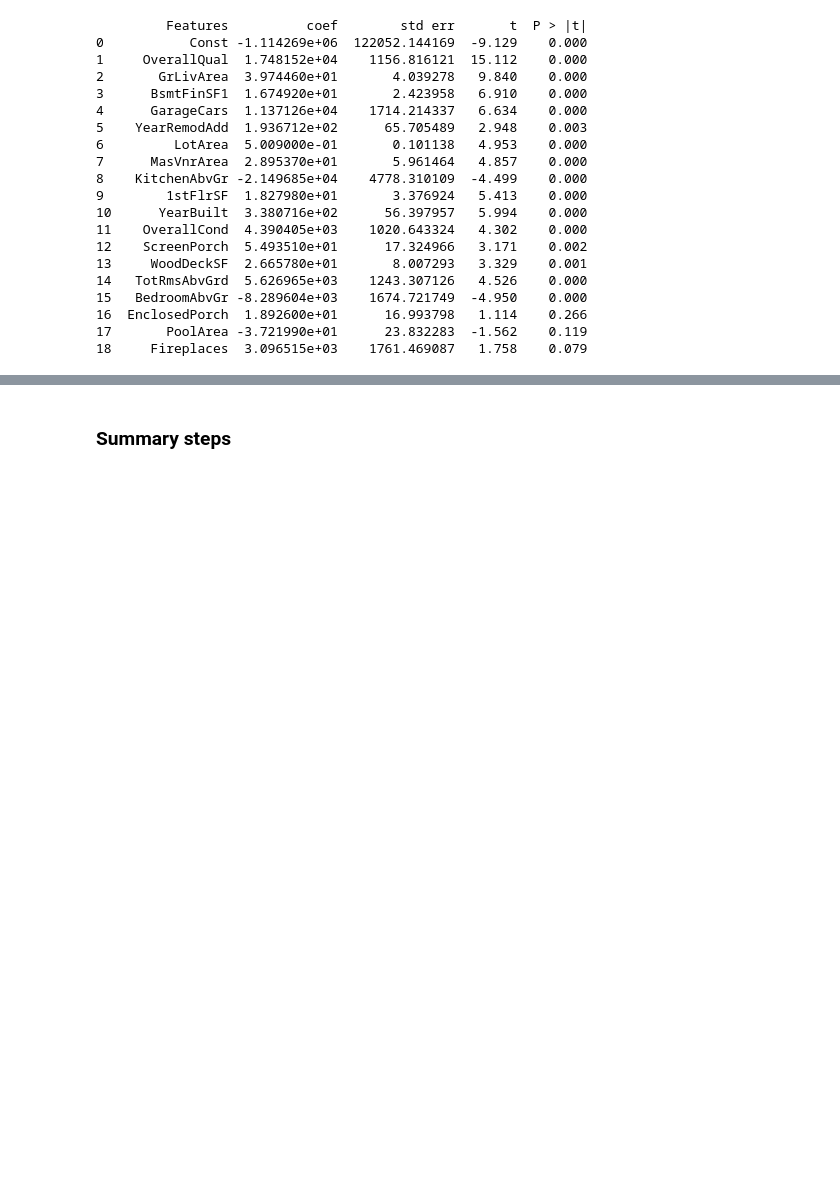
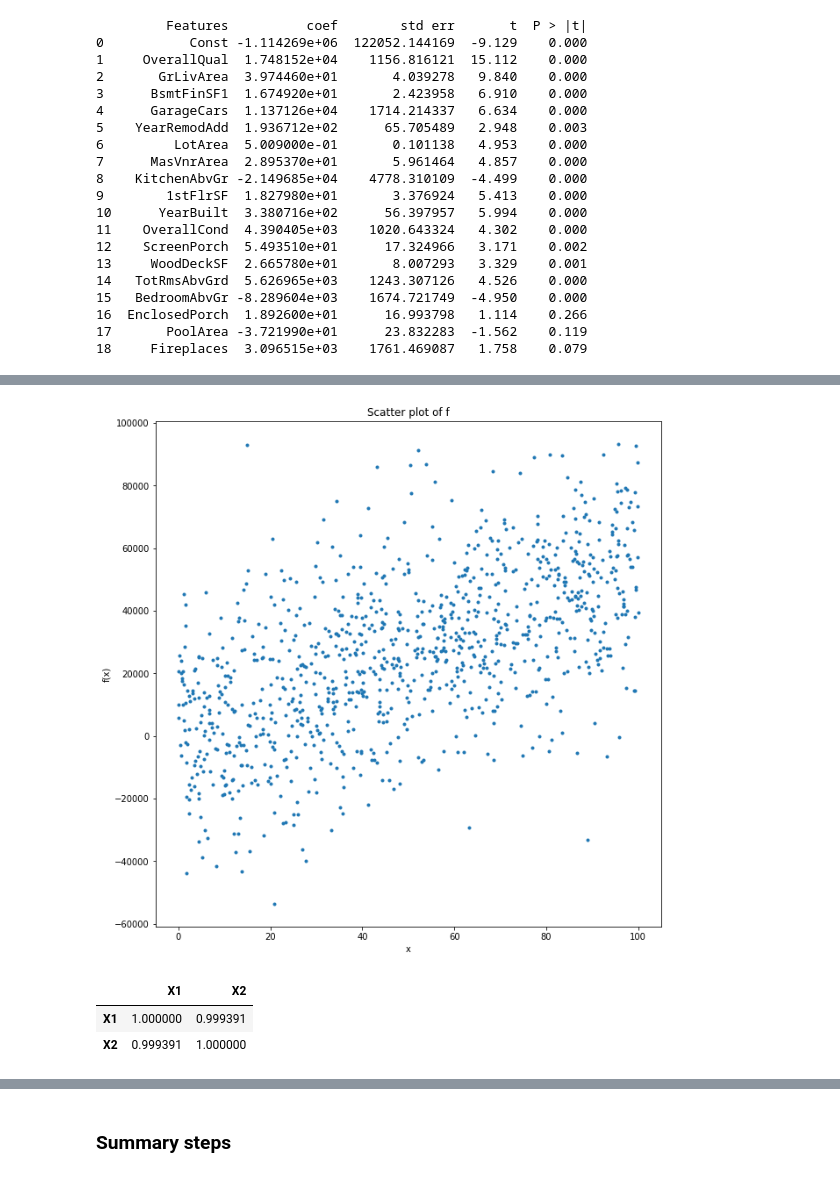
Before and after one commit to TanselArif-21/LinearRegression, a Jupyter notebook: LinearRegression.ipynb, the cells around one changed output, grey strips where cells are left out. Saved outputs shown, nothing was run; the diff lists cells and outputs as text; code cells hidden in the pictures; blank space fills up the shorter version.

```diff
--- a/LinearRegression.ipynb
+++ b/LinearRegression.ipynb
@@ -2654,0 +2820,34 @@ rm.summary(X,y)
+# %%
+# Create data and 2 variables to create a multicollinear problem
+
+def f(x):
+    return 4.67 + 507*x
+
+# Set the seed
+r = np.random.RandomState(101)
+
+# Choose 1000 random observations for x between 0 and 100
+X1 = 100*r.rand(1000)
+
+# Create a correlated variable
+X2 = X1 + 100 + 1*r.randn(1000)
+
+#Error term with sigma = 100, mu = 0, randn samples from the standard normal distribution
+E = 20000*r.randn(1000)
+
+#Response variables
+Y = list(map(f,X1))+E
+# %%
+# Plot
+fig = plt.figure(figsize=(8,8))
+axes = fig.add_axes([0.1,0.1,1,1])
+axes.plot(X1,Y,'.')
+
+# Set labels and title
+axes.set_xlabel('x')
+axes.set_ylabel('f(x)')
+axes.set_title('Scatter plot of f')
+
+plt.show()
+# %% [output]
+[figure, added]
@@ -2654,0 +2859,7 @@ rm.summary(X,y)
+# %%
+# Show correlation
+X_train.corr()
+# %% [output]
+|  | X1 | X2 |
+| X1 | 1.000000 | 0.999391 |
+| X2 | 0.999391 | 1.000000 |
```
Also changed, not shown: parts of 20 cells of this notebook, 1 other file.
